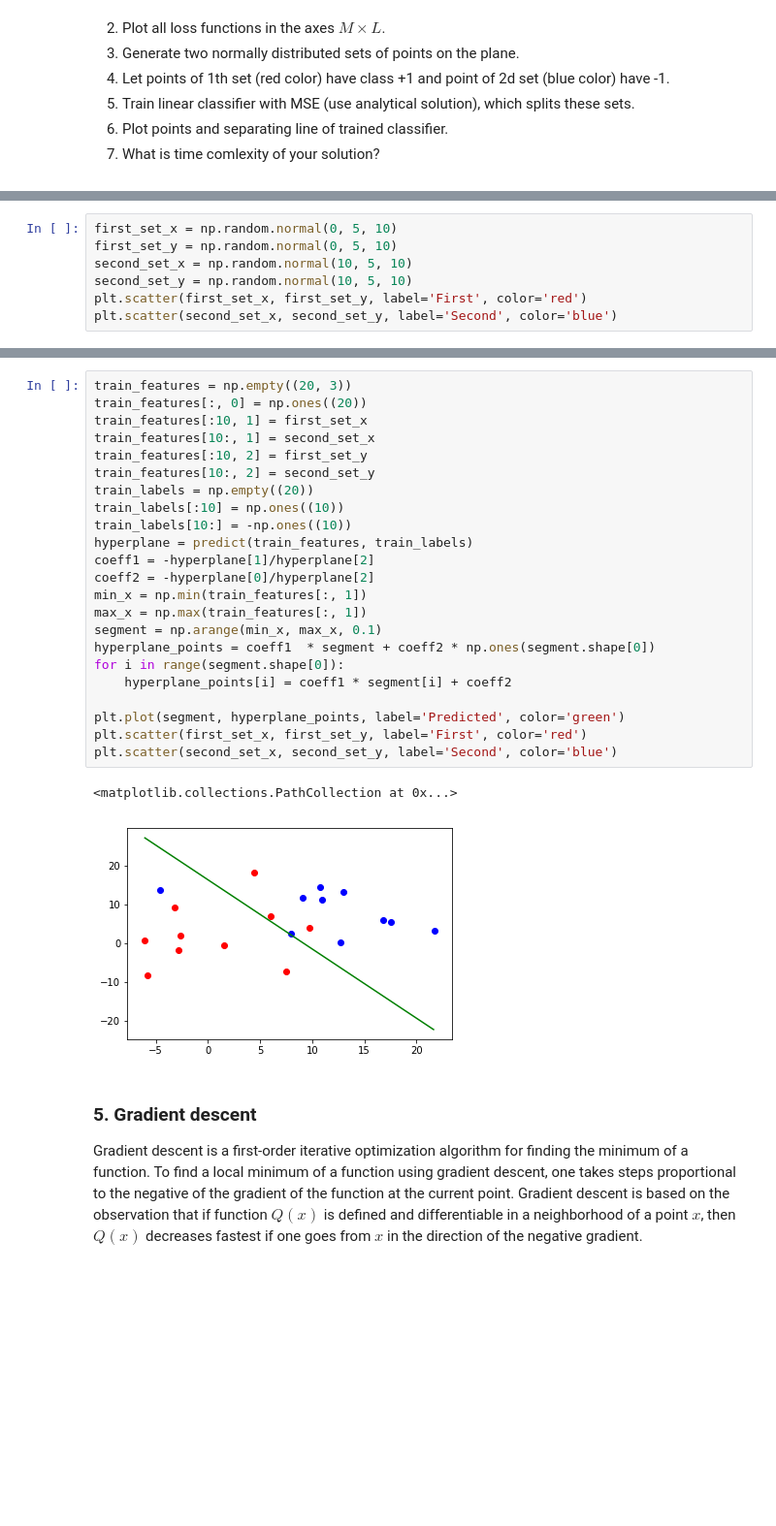
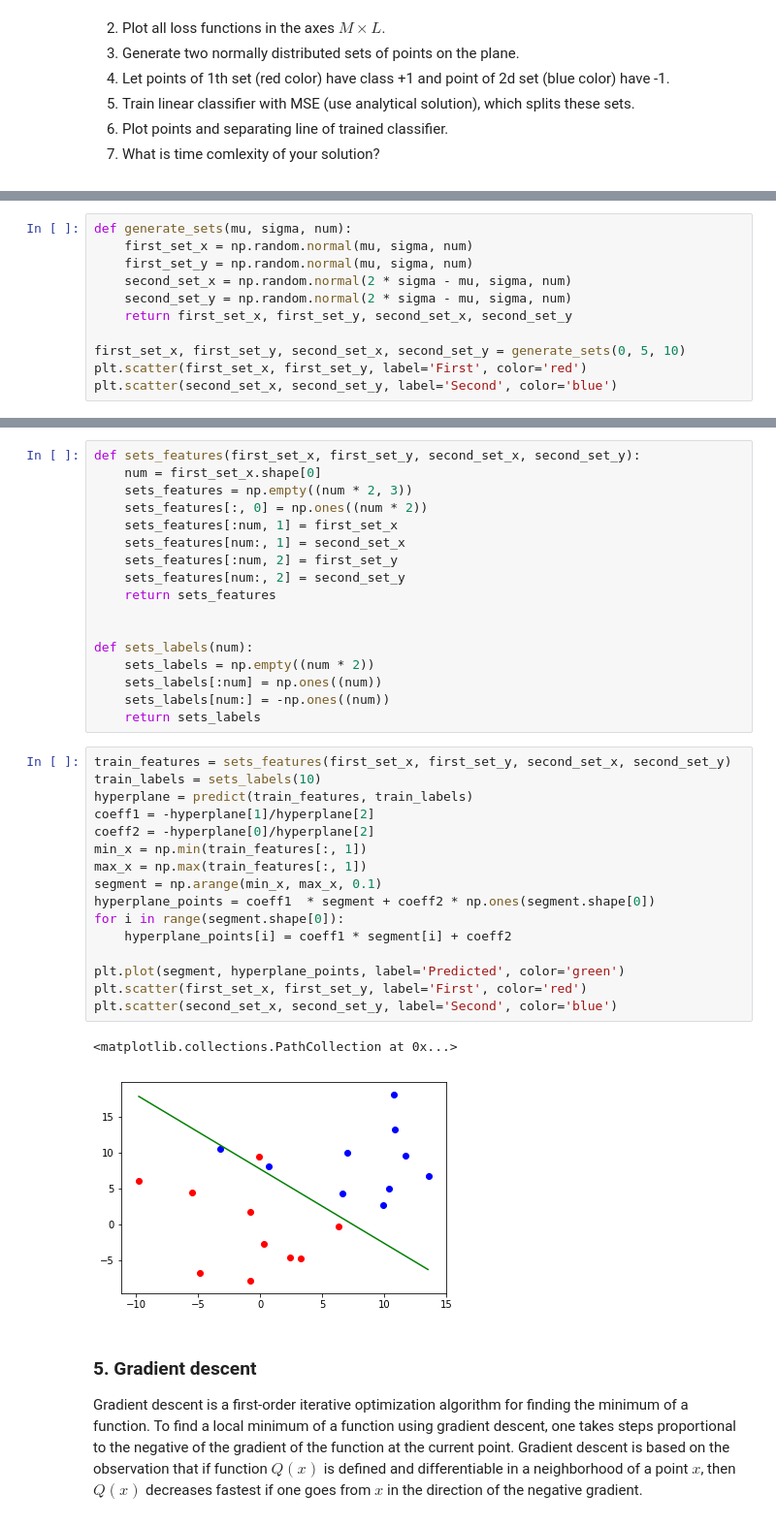
Before and after one commit to RakitinDen/Renju, a Jupyter notebook: lab-1.ipynb, the cells around one changed output, grey strips where cells are left out. Shown at 97% size. Saved outputs shown, nothing was run; the diff lists cells and outputs as text; blank space fills up the shorter version.

```diff
--- a/lab-1.ipynb
+++ b/lab-1.ipynb
@@ -291,8 +296,12 @@ plt.legend(bbox_to_anchor=(0., 1.02, 1., .102), loc=3,
 # %%
-first_set_x = np.random.normal(0, 5, 10)
-first_set_y = np.random.normal(0, 5, 10)
-second_set_x = np.random.normal(10, 5, 10)
-second_set_y = np.random.normal(10, 5, 10)
+def generate_sets(mu, sigma, num):
+    first_set_x = np.random.normal(mu, sigma, num)
+    first_set_y = np.random.normal(mu, sigma, num)
+    second_set_x = np.random.normal(2 * sigma - mu, sigma, num)
+    second_set_y = np.random.normal(2 * sigma - mu, sigma, num)
+    return first_set_x, first_set_y, second_set_x, second_set_y
+
+first_set_x, first_set_y, second_set_x, second_set_y = generate_sets(0, 5, 10)
 plt.scatter(first_set_x, first_set_y, label='First', color='red')
 plt.scatter(second_set_x, second_set_y, label='Second', color='blue')
 # %% [output]
@@ -301,29 +310,39 @@ plt.scatter(second_set_x, second_set_y, label='Second', color='blue')
+# %%
+def sets_features(first_set_x, first_set_y, second_set_x, second_set_y):
+    num = first_set_x.shape[0]
+    sets_features = np.empty((num * 2, 3))
+    sets_features[:, 0] = np.ones((num * 2))
+    sets_features[:num, 1] = first_set_x
+    sets_features[num:, 1] = second_set_x
+    sets_features[:num, 2] = first_set_y
+    sets_features[num:, 2] = second_set_y
+    return sets_features
+
+
+def sets_labels(num):
+    sets_labels = np.empty((num * 2))
+    sets_labels[:num] = np.ones((num))
+    sets_labels[num:] = -np.ones((num))
+    return sets_labels
 # %%
-train_features = np.empty((20, 3))
-train_features[:, 0] = np.ones((20))
-train_features[:10, 1] = first_set_x
-train_features[10:, 1] = second_set_x
-train_features[:10, 2] = first_set_y
-train_features[10:, 2] = second_set_y
-train_labels = np.empty((20))
-train_labels[:10] = np.ones((10))
-train_labels[10:] = -np.ones((10))
+train_features = sets_features(first_set_x, first_set_y, second_set_x, second_set_y)
+train_labels = sets_labels(10)
 hyperplane = predict(train_features, train_labels)
 coeff1 = -hyperplane[1]/hyperplane[2]
 coeff2 = -hyperplane[0]/hyperplane[2]
 min_x = np.min(train_features[:, 1])
 max_x = np.max(train_features[:, 1])
 segment = np.arange(min_x, max_x, 0.1)
 hyperplane_points = coeff1  * segment + coeff2 * np.ones(segment.shape[0])
 for i in range(segment.shape[0]):
     hyperplane_points[i] = coeff1 * segment[i] + coeff2
 
 plt.plot(segment, hyperplane_points, label='Predicted', color='green')
 plt.scatter(first_set_x, first_set_y, label='First', color='red')
 plt.scatter(second_set_x, second_set_y, label='Second', color='blue')
 # %% [output]
 <matplotlib.collections.PathCollection at 0x...>
-[figure, old version]
+[figure, new version]
 # %% [markdown]
 ### 5. Gradient descent
 Gradient descent is a first-order iterative optimization algorithm for finding the minimum of a function. To find a local minimum of a function using gradient descent, one takes steps proportional to the negative of the gradient of the function at the current point. Gradient descent is based on the observation that if function $Q(x)$ is defined and differentiable in a neighborhood of a point $x$, then $Q(x)$ decreases fastest if one goes from $x$  in the direction of the negative gradient.
```
Also changed, not shown: parts of 15 cells of this notebook.
